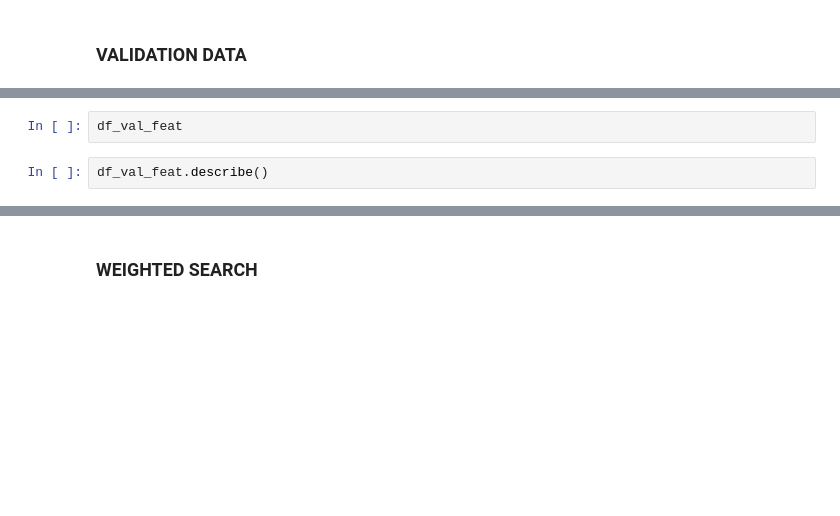
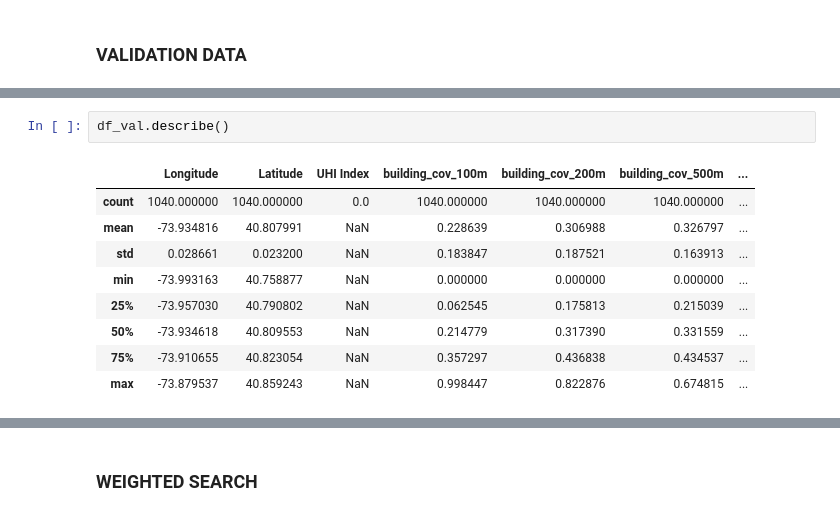
Before and after one commit to MegaKruk/uhi-ai-challenge-2025, a Jupyter notebook: UHI_Model.ipynb, the cells around one changed output, grey strips where cells are left out. Drawn from its saved outputs; the diff is of its cells as text; blank space fills up the shorter version.

```diff
--- a/UHI_Model.ipynb
+++ b/UHI_Model.ipynb
@@ -844,4 +894,12 @@ print("feature_cols:", feature_cols)
-# %%
-df_val_feat
 # %%
-df_val_feat.describe()
+df_val.describe()
+# %% [output]
+|  | Longitude | Latitude | UHI Index | building_cov_100m | building_cov_200m | building_cov_500m | ... |
+| count | 1040.000000 | 1040.000000 | 0.0 | 1040.000000 | 1040.000000 | 1040.000000 | ... |
+| mean | -73.934816 | 40.807991 | NaN | 0.228639 | 0.306988 | 0.326797 | ... |
+| std | 0.028661 | 0.023200 | NaN | 0.183847 | 0.187521 | 0.163913 | ... |
+| min | -73.993163 | 40.758877 | NaN | 0.000000 | 0.000000 | 0.000000 | ... |
+| 25% | -73.957030 | 40.790802 | NaN | 0.062545 | 0.175813 | 0.215039 | ... |
+| 50% | -73.934618 | 40.809553 | NaN | 0.214779 | 0.317390 | 0.331559 | ... |
+| 75% | -73.910655 | 40.823054 | NaN | 0.357297 | 0.436838 | 0.434537 | ... |
+| max | -73.879537 | 40.859243 | NaN | 0.998447 | 0.822876 | 0.674815 | ... |
```
Also changed, not shown: parts of 29 cells of this notebook, 4 other files.
